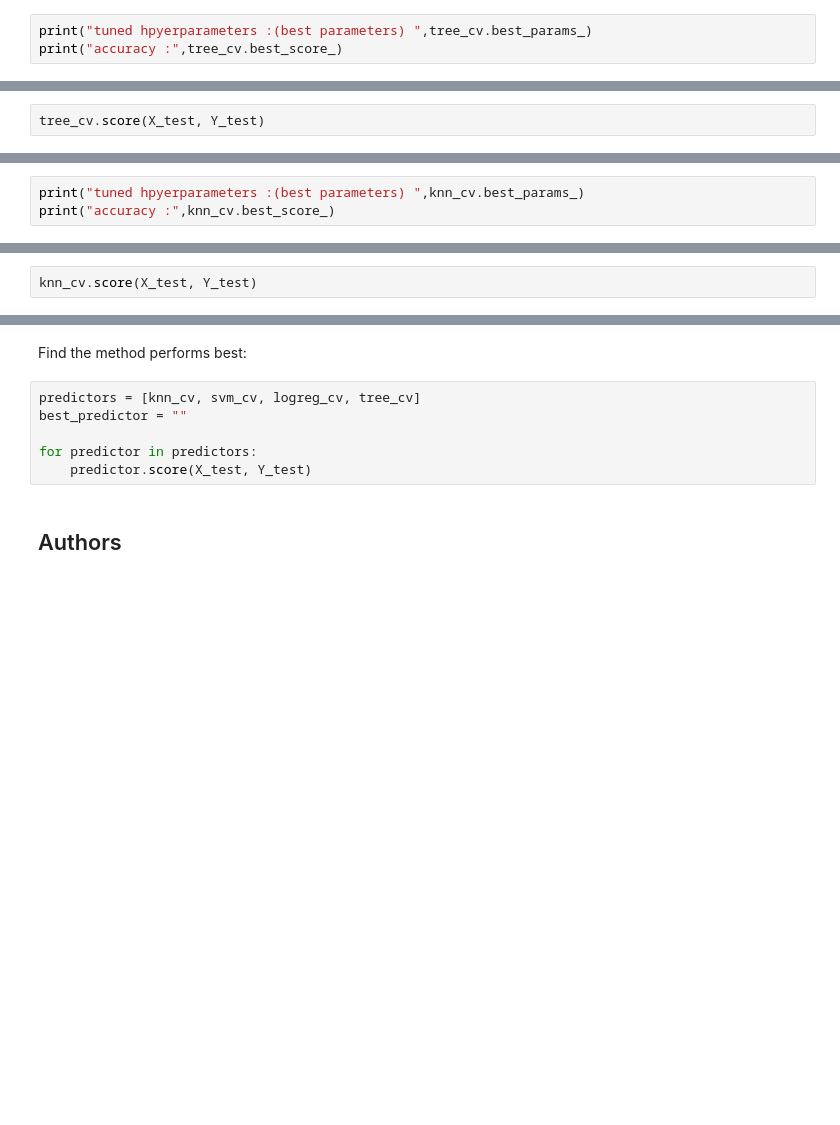
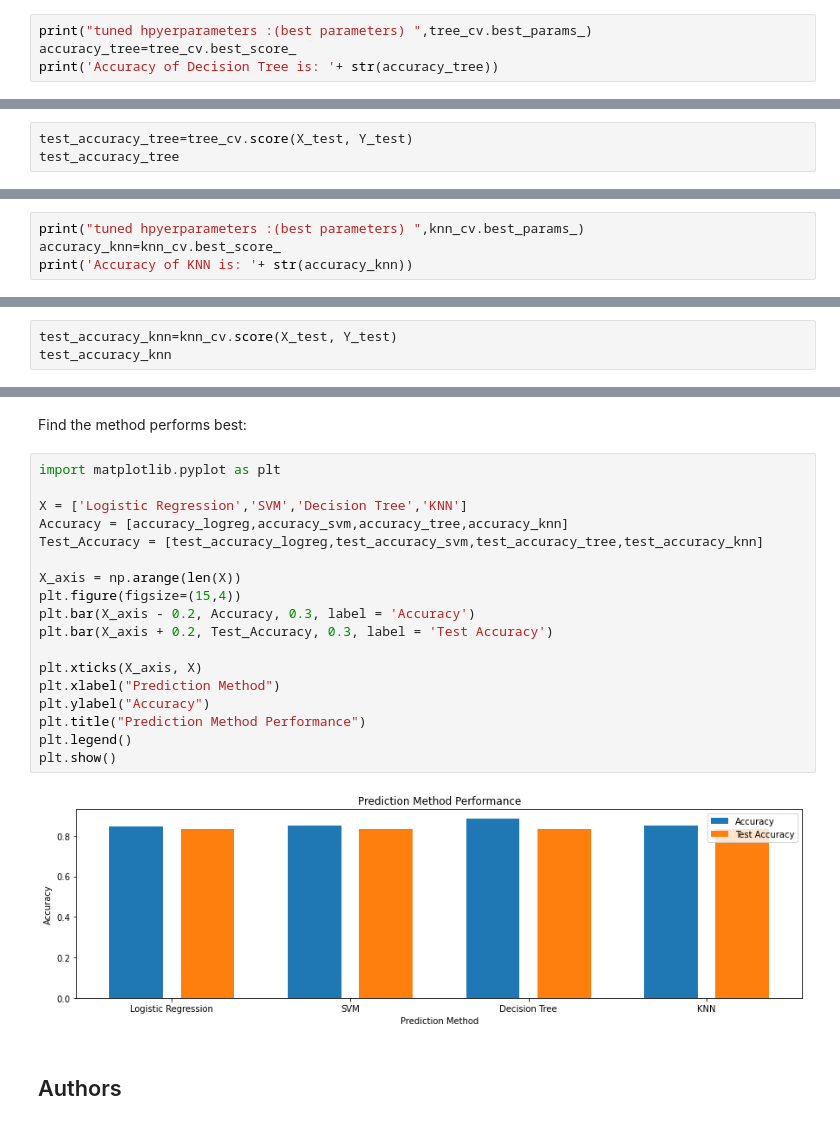
Before and after one commit to Vick0799/Coursera--Data-Science-Capstone-, a Jupyter notebook: Machine_Learning_Prediction.ipynb, the cells around one changed output, grey strips where cells are left out. Cells and saved outputs as stored; diff of their text form; blank space fills up the shorter version.

```diff
--- a/Machine_Learning_Prediction.ipynb
+++ b/Machine_Learning_Prediction.ipynb
@@ -266,5 +270,6 @@ GridSearchCV(cv=10, estimator=DecisionTreeClassifier(),
                          'splitter': ['best', 'random']})
 # %%
 print("tuned hpyerparameters :(best parameters) ",tree_cv.best_params_)
-print("accuracy :",tree_cv.best_score_)
+accuracy_tree=tree_cv.best_score_
+print('Accuracy of Decision Tree is: '+ str(accuracy_tree))
 # %% [output]
@@ -275,7 +280,8 @@ accuracy : 0.8767857142857143
 # %% [markdown]
 Calculate the accuracy of tree_cv on the test data using the method <code>score</code>:
 # %%
-tree_cv.score(X_test, Y_test)
+test_accuracy_tree=tree_cv.score(X_test, Y_test)
+test_accuracy_tree
 # %% [output]
 0.8333333333333334
 # %% [markdown]
@@ -308,6 +314,7 @@ GridSearchCV(cv=10, estimator=KNeighborsClassifier(),
                          'p': [1, 2]})
 # %%
 print("tuned hpyerparameters :(best parameters) ",knn_cv.best_params_)
-print("accuracy :",knn_cv.best_score_)
+accuracy_knn=knn_cv.best_score_
+print('Accuracy of KNN is: '+ str(accuracy_knn))
 # %% [output]
 tuned hpyerparameters :(best parameters)  {'algorithm': 'auto', 'n_neighbors': 10, 'p': 1}
@@ -317,7 +324,8 @@ accuracy : 0.8482142857142858
 # %% [markdown]
 Calculate the accuracy of tree_cv on the test data using the method <code>score</code>:
 # %%
-knn_cv.score(X_test, Y_test)
+test_accuracy_knn=knn_cv.score(X_test, Y_test)
+test_accuracy_knn
 # %% [output]
 0.8333333333333334
 # %% [markdown]
@@ -331,12 +339,26 @@ plot_confusion_matrix(Y_test,yhat)
 ## TASK  12
 # %% [markdown]
 Find the method performs best:
-# %%
-predictors = [knn_cv, svm_cv, logreg_cv, tree_cv]
-best_predictor = ""
-
-for predictor in predictors:
-    predictor.score(X_test, Y_test)
+# %%
+import matplotlib.pyplot as plt
+
+X = ['Logistic Regression','SVM','Decision Tree','KNN']
+Accuracy = [accuracy_logreg,accuracy_svm,accuracy_tree,accuracy_knn]
+Test_Accuracy = [test_accuracy_logreg,test_accuracy_svm,test_accuracy_tree,test_accuracy_knn]
+
+X_axis = np.arange(len(X))
+plt.figure(figsize=(15,4))
+plt.bar(X_axis - 0.2, Accuracy, 0.3, label = 'Accuracy')
+plt.bar(X_axis + 0.2, Test_Accuracy, 0.3, label = 'Test Accuracy')
+
+plt.xticks(X_axis, X)
+plt.xlabel("Prediction Method")
+plt.ylabel("Accuracy")
+plt.title("Prediction Method Performance")
+plt.legend()
+plt.show()
+# %% [output]
+[figure, added]
 # %% [markdown]
 ## Authors
 # %% [markdown]
```
Also changed, not shown: parts of 6 cells of this notebook.
